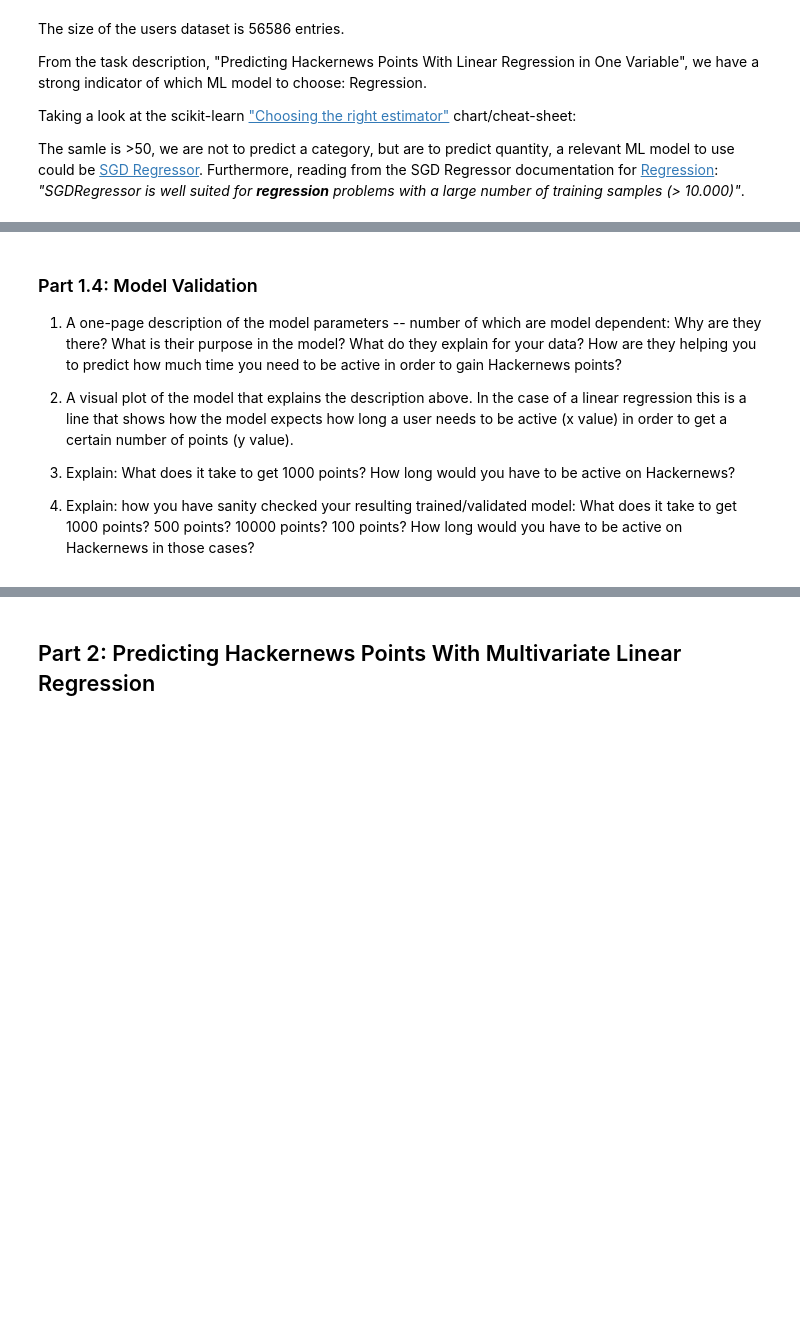
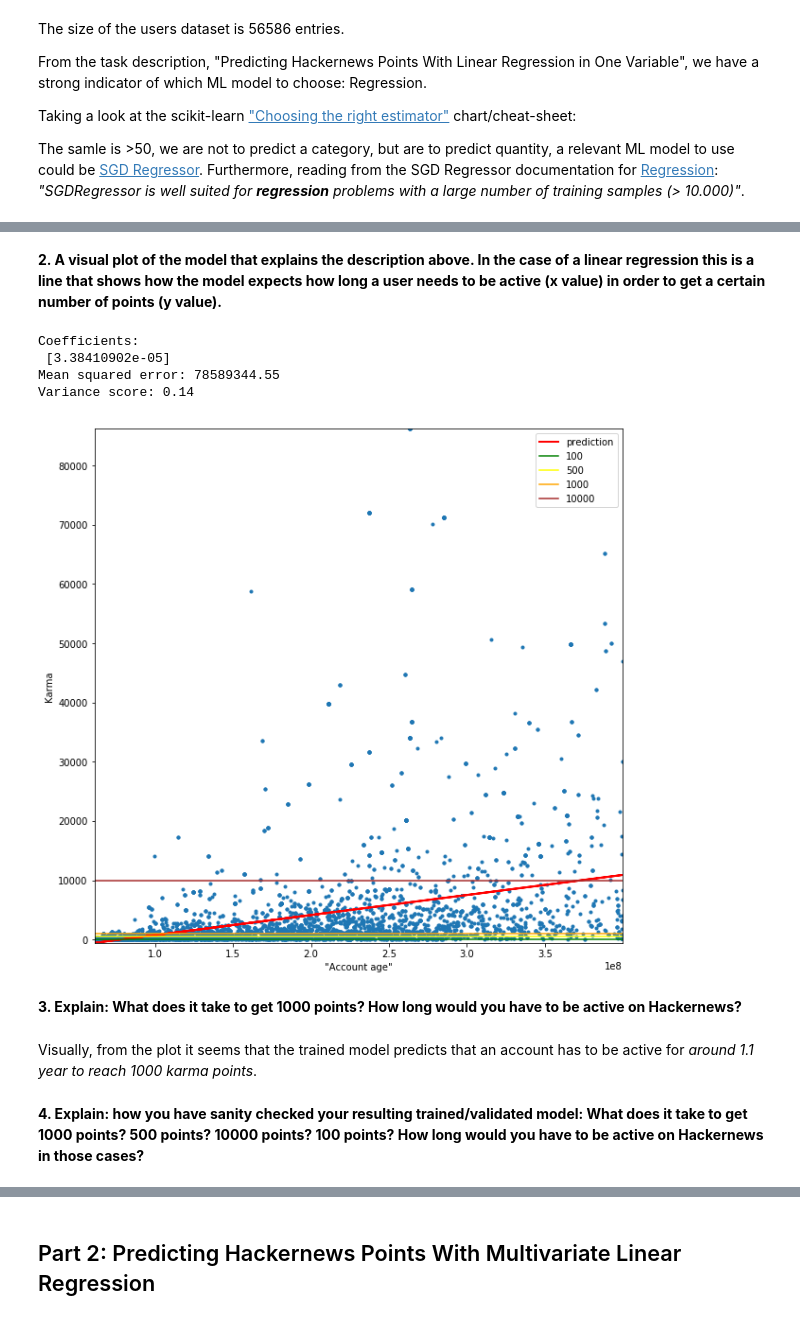
Before and after one commit to Business-Intelligence-Dangerous-Memory/Assignment_6, a Jupyter notebook: Assignment 6 - Basic Machine Learning.ipynb, the cells around one changed output, grey strips where cells are left out. Cells and saved outputs as stored; diff of their text form; code cells hidden in the pictures; blank space fills up the shorter version.

Commit message:
added < part 2

```diff
--- a/Assignment 6 - Basic Machine Learning.ipynb
+++ b/Assignment 6 - Basic Machine Learning.ipynb
@@ -107,11 +99,49 @@ Variance score: 0.14
 # %% [markdown]
-
-### Part 1.4: Model Validation
-
-1. A one-page description of the model parameters -- number of which are model dependent: Why are they there? What is their purpose in the model? What do they explain for your data? How are they helping you to predict how much time you need to be active in order to gain Hackernews points?
-
-2. A visual plot of the model that explains the description above. In the case of a linear regression this is a line that shows how the model expects how long a user needs to be active (x value) in order to get a certain number of points (y value).
-
-3. Explain: What does it take to get 1000 points? How long would you have to be active on Hackernews?
-
-4. Explain: how you have sanity checked your resulting trained/validated model: What does it take to get 1000 points? 500 points? 10000 points? 100 points? How long would you have to be active on Hackernews in those cases?
+**2. A visual plot of the model that explains the description above. In the case of a linear regression this is a line that shows how the model expects how long a user needs to be active (x value) in order to get a certain number of points (y value).**
+# %%
+# Make predictions using the testing set
+users_bunch_Y_pred = regr.predict(users_bunch_X_test)
+
+# The coefficients
+print('Coefficients: \n', regr.coef_)
+# The mean squared error
+print("Mean squared error: %.2f"
+      % mean_squared_error(users_bunch_Y_test, users_bunch_Y_pred))
+# Explained variance score: 1 is perfect prediction
+print('Variance score: %.2f' % r2_score(users_bunch_Y_test, users_bunch_Y_pred))
+
+# Plot outputs
+fig = plt.figure(figsize=(10,10))
+ax1 = fig.add_subplot(111)
+ax1.set_ylabel('Karma')
+ax1.set_xlabel('"Account age"')
+plt.scatter(users_bunch_X_test, users_bunch_Y_test, marker=".")
+plt.plot(users_bunch_X_test, users_bunch_Y_pred, color='red', linewidth=2)
+plt.axhline(y=100, color='green', linestyle='-')
+plt.axhline(y=500, color='yellow', linestyle='-')
+plt.axhline(y=1000, color='orange', linestyle='-')
+plt.axhline(y=10000, color='brown', linestyle='-')
+
+
+#plt.xticks(())
+#plt.yticks(())
+
+# align plots to axis
+plt.autoscale(enable=True, axis='x', tight=True)
+plt.autoscale(enable=True, axis='y', tight=True)
+plt.legend(["prediction", "100","500", "1000","10000"])
+
+plt.show()
+# %% [output]
+Coefficients:
+ [3.38410902e-05]
+Mean squared error: 78589344.55
+Variance score: 0.14
+[figure, added]
+# %% [markdown]
+**3. Explain: What does it take to get 1000 points? How long would you have to be active on Hackernews?**
+# %% [markdown]
+Visually, from the plot it seems that the trained model predicts that an account has to be active for _around 1.1 year to reach 1000 karma points_.
+# %% [markdown]
+
+**4. Explain: how you have sanity checked your resulting trained/validated model: What does it take to get 1000 points? 500 points? 10000 points? 100 points? How long would you have to be active on Hackernews in those cases?**
```
Also changed, not shown: parts of 5 cells of this notebook.
